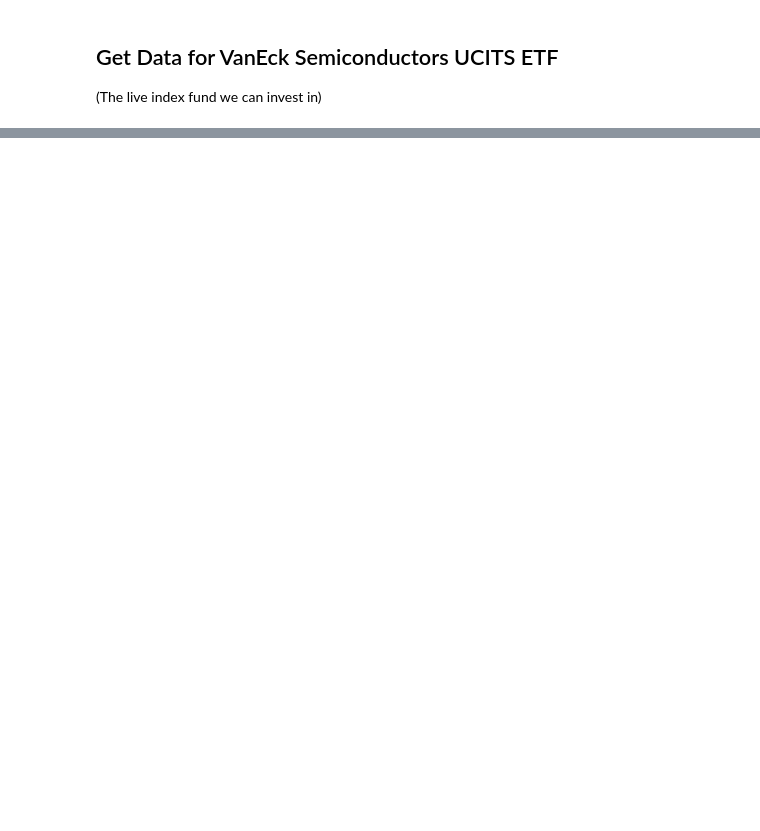
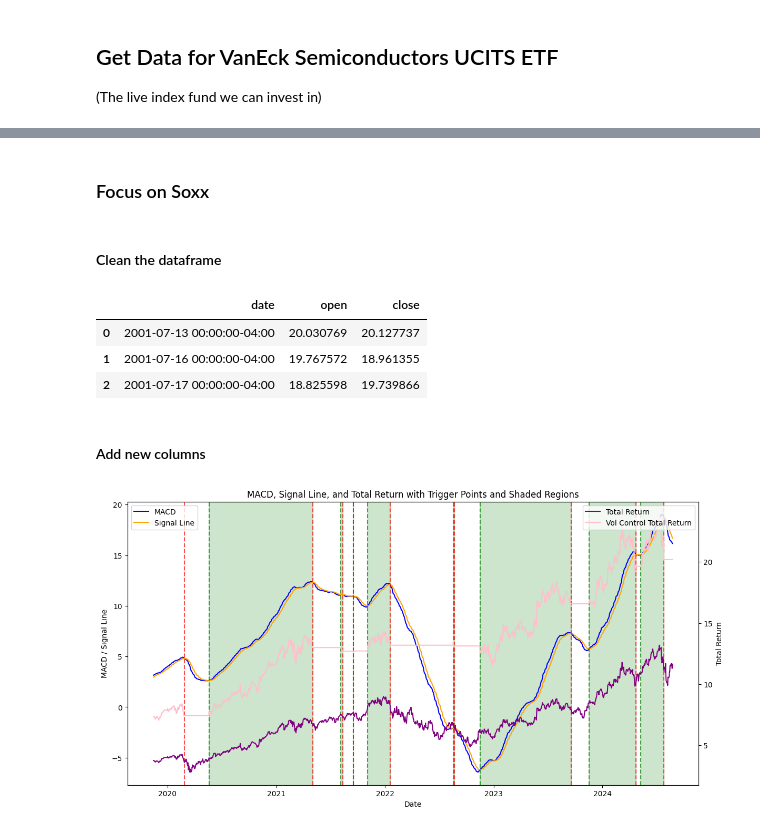
Before and after one commit to danielhalm1407/semiconductor_vol_control, a Jupyter notebook: Notebooks/NB01_Get_Data.ipynb, the cells around one changed output, grey strips where cells are left out. Drawn from its saved outputs; the diff is of its cells as text; code cells hidden in the pictures; blank space fills up the shorter version.

Commit message:
p hack the backtest on the soxx

```diff
--- a/Notebooks/NB01_Get_Data.ipynb
+++ b/Notebooks/NB01_Get_Data.ipynb
@@ -90,0 +72,16 @@ smgb
+# %% [markdown]
+### Focus on Soxx
+# %% [markdown]
+#### Clean the dataframe
+# %%
+soxx = soxx.reset_index()
+soxx.columns = soxx.columns.str.lower()
+soxx.drop(columns = ['high', 'low', 'dividends', 'stock splits', 'capital gains', 'volume'], inplace = True)
+soxx[:3]
+# %% [output]
+|  | date | open | close |
+| 0 | 2001-07-13 00:00:00-04:00 | 20.030769 | 20.127737 |
+| 1 | 2001-07-16 00:00:00-04:00 | 19.767572 | 18.961355 |
+| 2 | 2001-07-17 00:00:00-04:00 | 18.825598 | 19.739866 |
+# %% [markdown]
+#### Add new columns
@@ -90,0 +122,54 @@ smgb
+# %%
+def macd_vis(soxx):
+    # Ensure 'date' is set as the x-axis for plotting
+    x_dates = soxx['date']  # Assuming 'date' is the column with date information
+
+    # Create the plot with a secondary y-axis
+    fig, ax1 = plt.subplots(figsize=(14, 7))
+
+    # Plot MACD and Signal line on the primary y-axis (ax1)
+    ax1.plot(x_dates, soxx['macd'], label='MACD', color='blue')
+    ax1.plot(x_dates, soxx['signal'], label='Signal Line', color='orange')
+
+    # Find where the trigger changes (from 1 to 0 or 0 to 1)
+    trigger_changes = soxx['trigger'].diff().fillna(0)
+
+    # Initialize variables for tracking green-red pairs
+    green_start = None
+
+    # Add vertical lines and highlight background
+    for i in range(1, len(soxx)):
+        if trigger_changes.iloc[i] == -1:  # Trigger changed from 1 to 0
+            # Green line for sell signal
+            ax1.axvline(x=x_dates.iloc[i], color='green', linestyle='--', alpha=0.7)
+            green_start = x_dates.iloc[i]  # Mark the start of the green-red region
+        elif trigger_changes.iloc[i] == 1:  # Trigger changed from 0 to 1
+            # Red line for buy signal
+            ax1.axvline(x=x_dates.iloc[i], color='red', linestyle='--', alpha=0.7)
+            if green_start is not None:
+                # Shade the region between the green and red lines
+                ax1.axvspan(green_start, x_dates.iloc[i], color='green', alpha=0.2)
+                green_start = None  # Reset the start marker
+
+    # Labels and title for primary axis
+    ax1.set_xlabel('Date')
+    ax1.set_ylabel('MACD / Signal Line')
+    ax1.set_title('MACD, Signal Line, and Total Return with Trigger Points and Shaded Regions')
+    ax1.legend(loc='upper left')
+
+    # Create a secondary y-axis to plot total return
+    ax2 = ax1.twinx()
+    ax2.plot(x_dates, soxx['total_return'], label='Total Return', color='purple')
+    ax2.plot(x_dates, soxx['strategy_1_total_return'], label='Vol Control Total Return', color='pink')
+    ax2.set_ylabel('Total Return')
+
+    # Add a legend for the secondary axis
+    ax2.legend(loc='upper right')
+
+    # Display the plot
+    plt.show()
+
+# Call the function with the soxx DataFrame
+macd_vis(soxx[-1200:])
+# %% [output]
+[figure, added]
```
Also changed, not shown: parts of 8 cells of this notebook.
